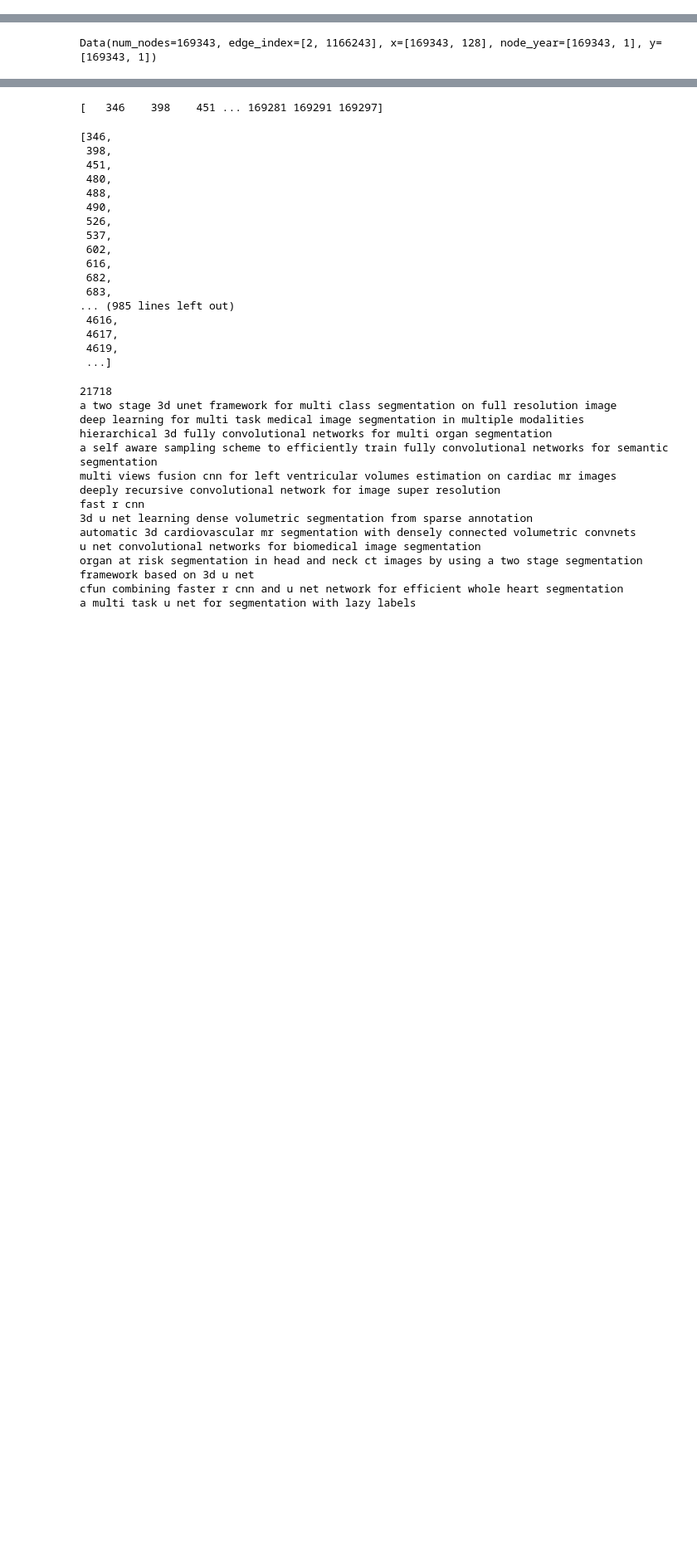
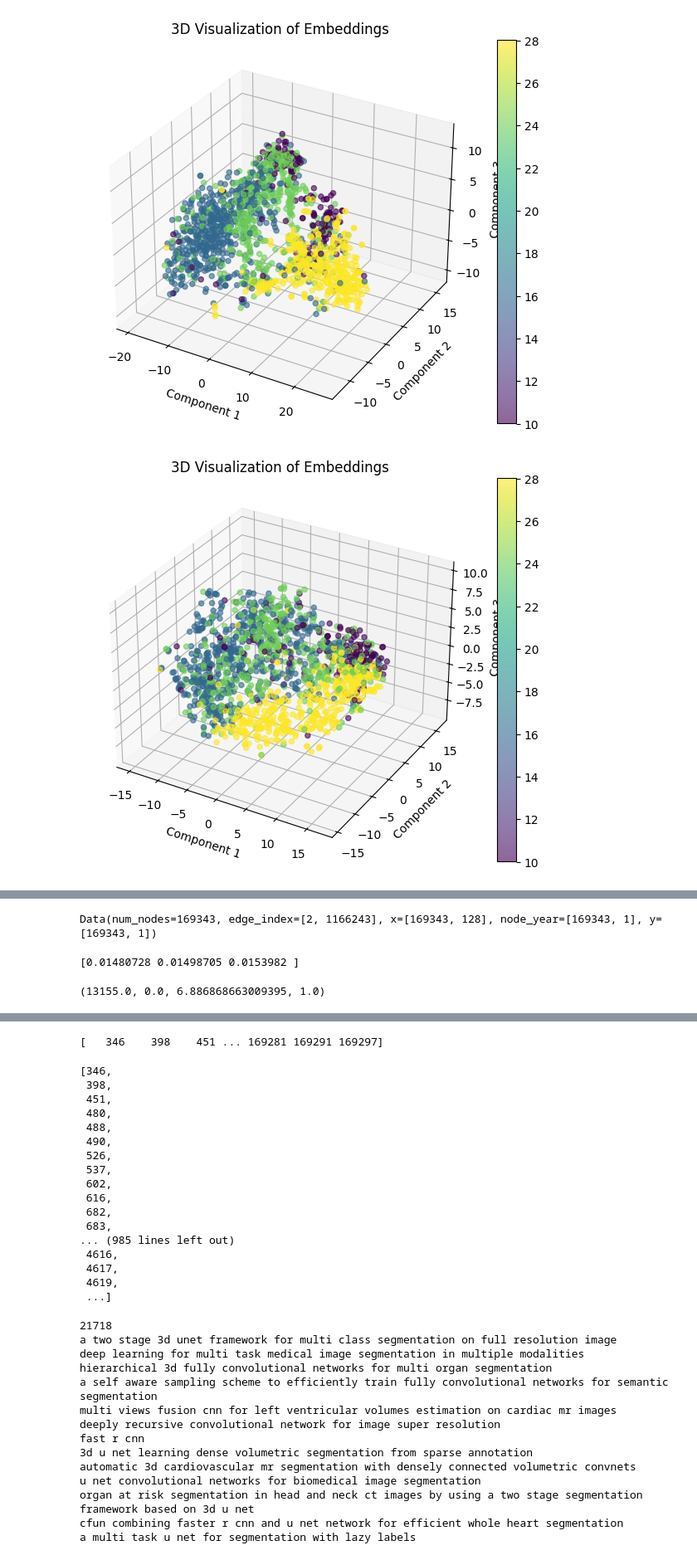
Before and after one commit to Loping151/GePE, a Jupyter notebook: playground.ipynb, the cells around one changed output, grey strips where cells are left out. Shown at 83% size. Saved outputs shown, nothing was run; the diff lists cells and outputs as text; code cells hidden in the pictures; blank space fills up the shorter version.

```diff
--- a/playground.ipynb
+++ b/playground.ipynb
@@ -5,0 +107,32 @@ os.environ['http_proxy'] = 'http://127.0.0.1:15777'
+# %%
+import numpy as np
+import matplotlib.pyplot as plt
+from mpl_toolkits.mplot3d import Axes3D
+from sklearn.manifold import TSNE
+
+ids = (label==28).squeeze() + (label==16).squeeze() + (label==24).squeeze() + (label==10).squeeze()
+
+# 加载嵌入向量
+emb_names = ['emb.npy', 'pbert.npy', 'bert.npy']
+for name in emb_names:
+    emb = np.load(name)[ids][::50]  # 仅加载部分数据以加速处理
+
+
+    # 使用t-SNE进行降维到3维
+    tsne = TSNE(n_components=3, random_state=42)
+    emb_reduced = tsne.fit_transform(emb)
+
+    # 创建3D散点图
+    fig = plt.figure(figsize=(8, 6))
+    ax = fig.add_subplot(111, projection='3d')
+    scatter = ax.scatter(emb_reduced[:, 0], emb_reduced[:, 1], emb_reduced[:, 2], c=label[ids][::50], cmap='viridis', alpha=0.6)
+    fig.colorbar(scatter)
+    plt.title('3D Visualization of Embeddings')
+    ax.set_xlabel('Component 1')
+    ax.set_ylabel('Component 2')
+    ax.set_zlabel('Component 3')
+    plt.grid(True)
+    plt.show()
+# %% [output]
+[figure, added]
+[figure, added]
@@ -25,3 +160,26 @@ data = {
 graph
 # %% [output]
 Data(num_nodes=169343, edge_index=[2, 1166243], x=[169343, 128], node_year=[169343, 1], y=[169343, 1])
+# %%
+a = [(np.array([ 56722,  95996,  62138,  25208, 154819,  66257,  12812, 113190,
+       165892, 125000, 131652, 147469, 114756,  18399, 140895]), np.array([0.01480728, 0.01498705, 0.0153982 , 0.01540887, 0.01570058,
+       0.0157249 , 0.01579928, 0.01616269, 0.01620376, 0.01631516,
+       0.01634133, 0.01634324, 0.01638544, 0.01640481, 0.01655132],
+      dtype=np.float32))]
+
+print(a[0][1][:3])
+# %% [output]
+[0.01480728 0.01498705 0.0153982 ]
+# %%
+dict_graph = {}
+ref_count = np.zeros(graph.num_nodes)
+edges = graph.edge_index
+srcs, dsts = np.array(edges)
+for src, dst in zip(srcs, dsts):
+    if src not in dict_graph:
+        dict_graph[src] = []
+    dict_graph[src].append(dst)
+    ref_count[dst] += 1
+np.max(ref_count), np.min(ref_count), np.mean(ref_count), np.median(ref_count)
+# %% [output]
+(13155.0, 0.0, 6.886868663009395, 1.0)
```
Also changed, not shown: parts of 6 cells of this notebook, 8 other files.
